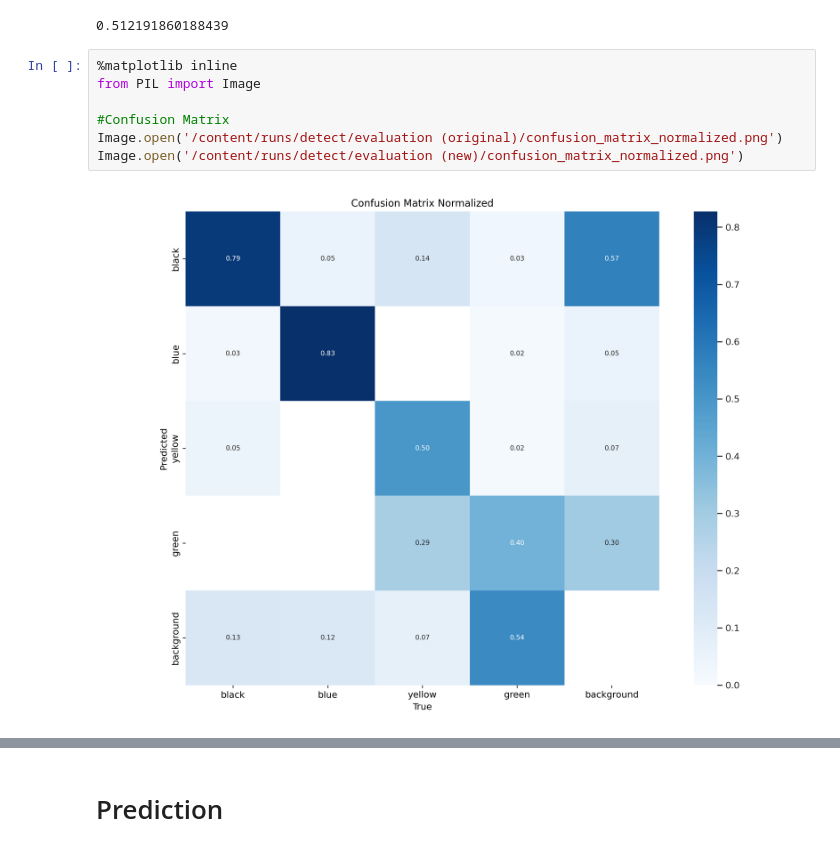
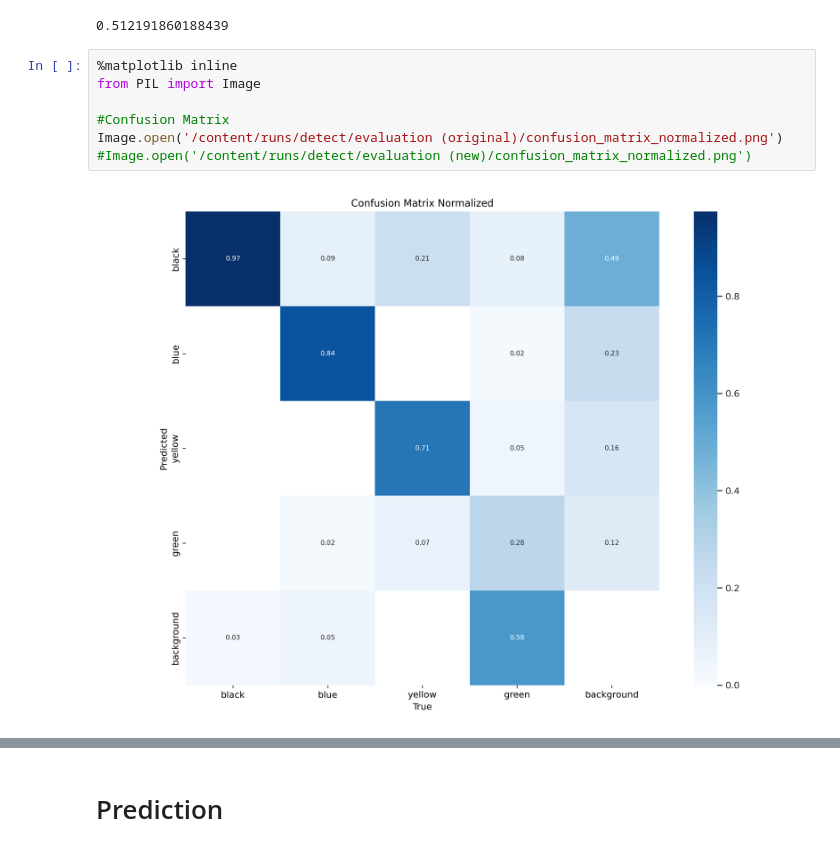
Before and after one commit to vhinatav/Computer-Vision-Project, a Jupyter notebook: ComputerVisionProject.ipynb, the cells around one changed output, grey strips where cells are left out. Drawn from its saved outputs; the diff is of its cells as text.

```diff
--- a/ComputerVisionProject.ipynb
+++ b/ComputerVisionProject.ipynb
@@ -166,12 +166,12 @@ Results saved to runs/detect/train322
 # %%
 %matplotlib inline
 from PIL import Image
 
 #Confusion Matrix
 Image.open('/content/runs/detect/evaluation (original)/confusion_matrix_normalized.png')
-Image.open('/content/runs/detect/evaluation (new)/confusion_matrix_normalized.png')
+#Image.open('/content/runs/detect/evaluation (new)/confusion_matrix_normalized.png')
 # %% [output]
-[figure, old version]
+[figure, new version]
 # %%
 #F1 Curve
 Image.open('/content/runs/detect/evaluation (original)/F1_curve.png')
```
Also changed, not shown: parts of 2 cells of this notebook.
